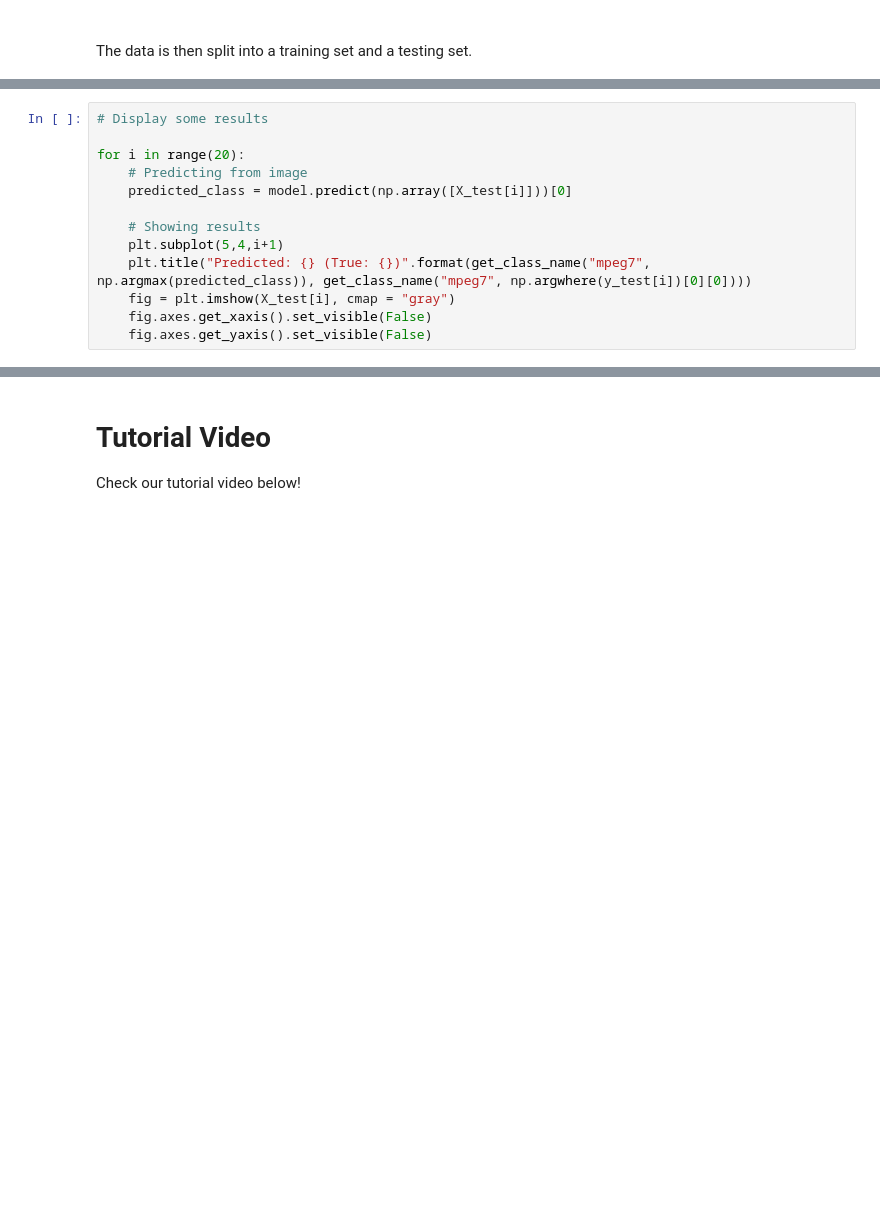
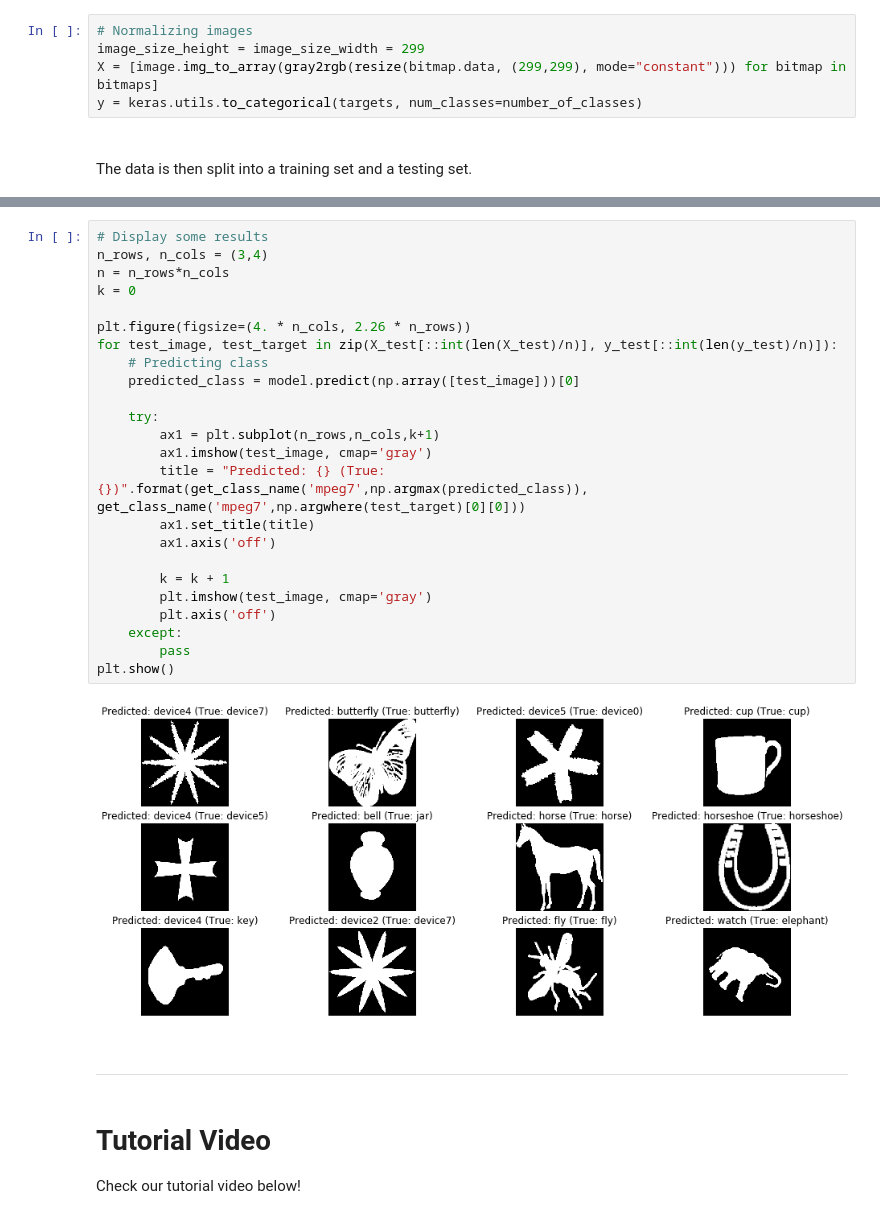
Before and after one commit to Larissa13/MAC5749, a Jupyter notebook: projects/group2/Group2.ipynb, the cells around one changed output, grey strips where cells are left out. Saved outputs shown, nothing was run; the diff lists cells and outputs as text; blank space fills up the shorter version.

```diff
--- a/projects/group2/Group2.ipynb
+++ b/projects/group2/Group2.ipynb
@@ -81,3 +97,8 @@ Loaded dataset: 1400 examples, 70 classes
+# %%
+# Normalizing images
+image_size_height = image_size_width = 299
+X = [image.img_to_array(gray2rgb(resize(bitmap.data, (299,299), mode="constant"))) for bitmap in bitmaps]
+y = keras.utils.to_categorical(targets, num_classes=number_of_classes)
 # %% [markdown]
 <br>
 The data is then split into a training set and a testing set.
@@ -180,13 +224,0 @@ array([[5, 0, 0, ..., 0, 0, 0],
-# %%
-# Display some results
-
-for i in range(20):
-    # Predicting from image
-    predicted_class = model.predict(np.array([X_test[i]]))[0]
-
-    # Showing results
-    plt.subplot(5,4,i+1)
-    plt.title("Predicted: {} (True: {})".format(get_class_name("mpeg7", np.argmax(predicted_class)), get_class_name("mpeg7", np.argwhere(y_test[i])[0][0])))
-    fig = plt.imshow(X_test[i], cmap = "gray")
-    fig.axes.get_xaxis().set_visible(False)
-    fig.axes.get_yaxis().set_visible(False)
@@ -208,3 +225,31 @@ Predicted: jar (True: jar)
+# %%
+# Display some results
+n_rows, n_cols = (3,4)
+n = n_rows*n_cols
+k = 0
+
+plt.figure(figsize=(4. * n_cols, 2.26 * n_rows))
+for test_image, test_target in zip(X_test[::int(len(X_test)/n)], y_test[::int(len(y_test)/n)]):
+    # Predicting class
+    predicted_class = model.predict(np.array([test_image]))[0]
+
+    try:
+        ax1 = plt.subplot(n_rows,n_cols,k+1)
+        ax1.imshow(test_image, cmap='gray')
+        title = "Predicted: {} (True: {})".format(get_class_name('mpeg7',np.argmax(predicted_class)), get_class_name('mpeg7',np.argwhere(test_target)[0][0]))
+        ax1.set_title(title)
+        ax1.axis('off')
+
+        k = k + 1
+        plt.imshow(test_image, cmap='gray')
+        plt.axis('off')
+    except:
+        pass
+plt.show()
+# %% [output]
+[figure, added]
+# %% [markdown]
+<hr style="height:1px; border:none; color:#0000; background-color:#000; margin: 0 auto;">
 # %% [markdown]
 # Tutorial Video
 Check our tutorial video below!
```
Also changed, not shown: parts of 24 cells of this notebook, 1 other file.
